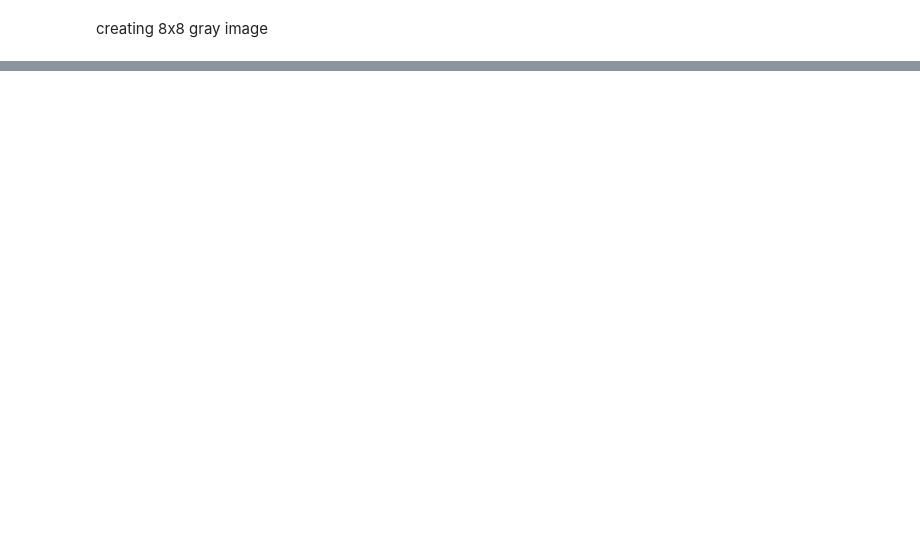
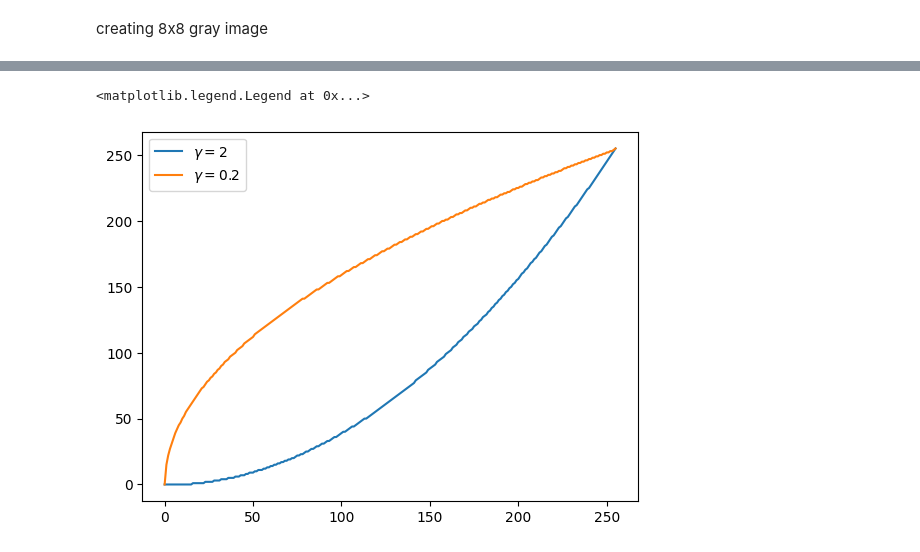
Before and after one commit to dila-janath/EN5204_Assignment_1, a Jupyter notebook: day2.ipynb, the cells around one changed output, grey strips where cells are left out. Saved outputs shown, nothing was run; the diff lists cells and outputs as text; code cells hidden in the pictures; blank space fills up the shorter version.

```diff
--- a/day2.ipynb
+++ b/day2.ipynb
@@ -19,0 +192,7 @@ plt.show
+# %%
+plt.plot(t1, label=r'$\gamma = 2$')
+plt.plot(t2, label = '$\gamma = 0.2$' )
+plt.legend()
+# %% [output]
+<matplotlib.legend.Legend at 0x...>
+[figure, added]
```
Also changed, not shown: parts of 12 cells of this notebook, 3 other files.
